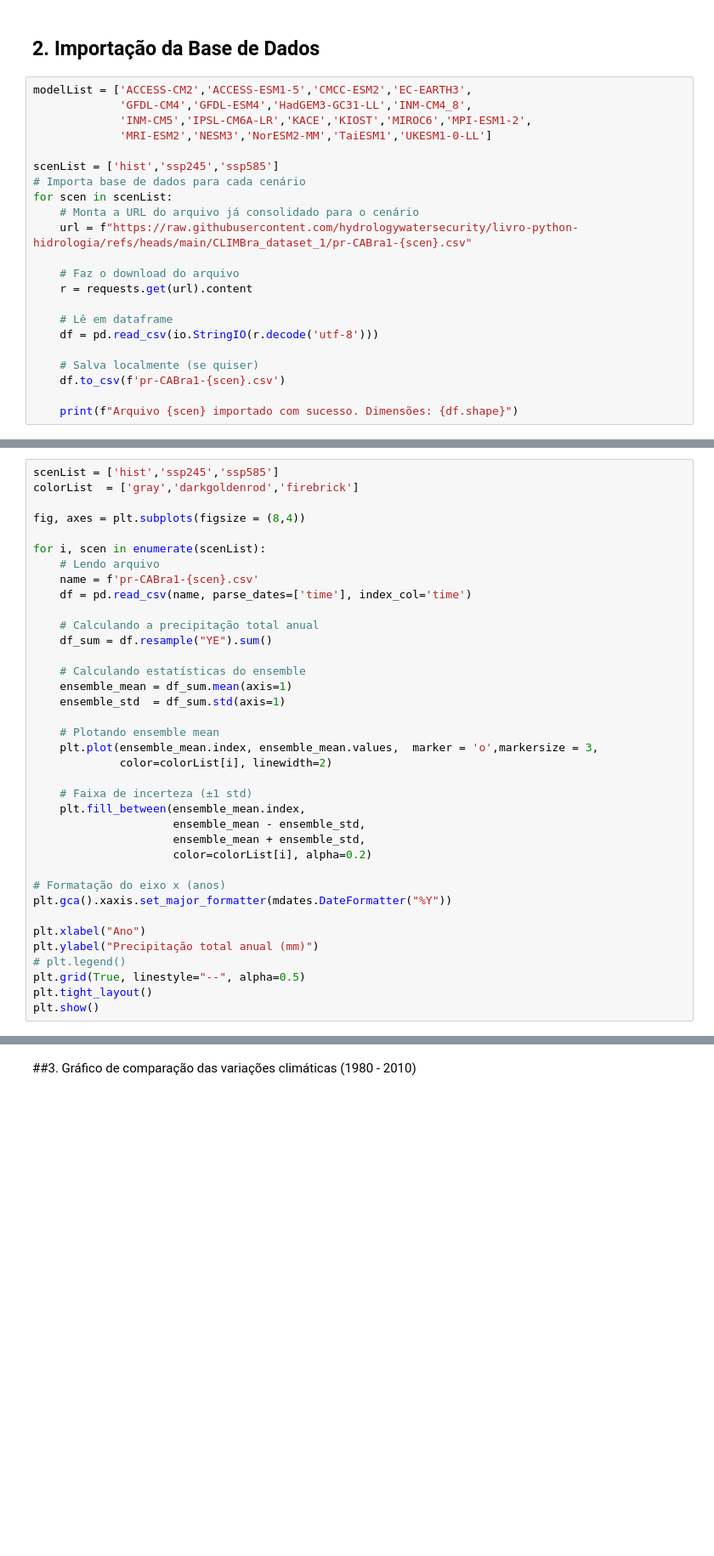
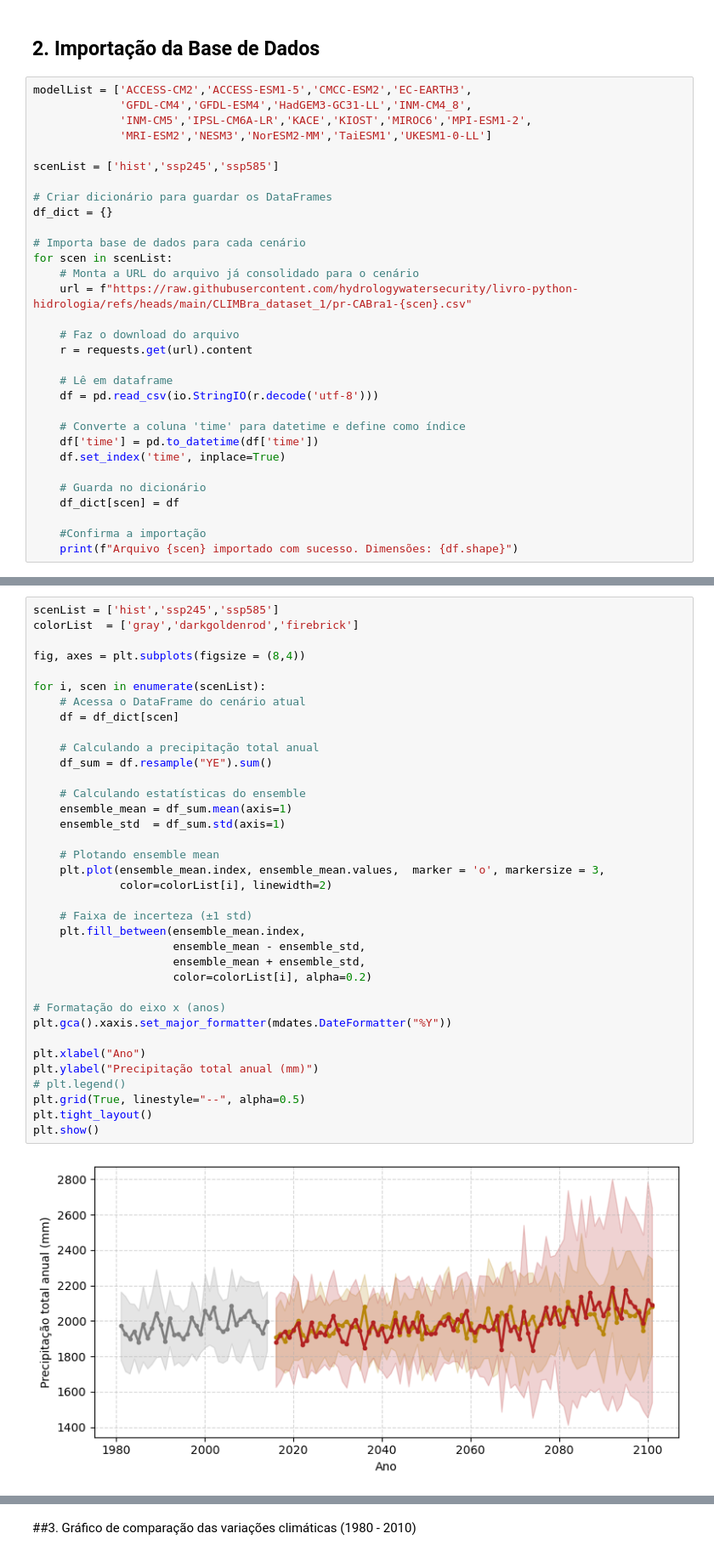
Before and after one commit to hydrologywatersecurity/livro-python-hidrologia, a Jupyter notebook: Notebooks/Tema 8 - Mudanças Climaticas.ipynb, the cells around one changed output, grey strips where cells are left out. Shown at 85% size. Cells and saved outputs as stored; diff of their text form; blank space fills up the shorter version.

```diff
--- a/Notebooks/Tema 8 - Mudanças Climaticas.ipynb
+++ b/Notebooks/Tema 8 - Mudanças Climaticas.ipynb
@@ -26,6 +26,10 @@ modelList = ['ACCESS-CM2','ACCESS-ESM1-5','CMCC-ESM2','EC-EARTH3',
              'MRI-ESM2','NESM3','NorESM2-MM','TaiESM1','UKESM1-0-LL']
 
 scenList = ['hist','ssp245','ssp585']
+
+# Criar dicionário para guardar os DataFrames
+df_dict = {}
+
 # Importa base de dados para cada cenário
 for scen in scenList:
     # Monta a URL do arquivo já consolidado para o cenário
@@ -37,8 +41,13 @@ for scen in scenList:
     # Lê em dataframe
     df = pd.read_csv(io.StringIO(r.decode('utf-8')))
 
-    # Salva localmente (se quiser)
-    df.to_csv(f'pr-CABra1-{scen}.csv')
+    # Converte a coluna 'time' para datetime e define como índice
+    df['time'] = pd.to_datetime(df['time'])
+    df.set_index('time', inplace=True)
 
+    # Guarda no dicionário
+    df_dict[scen] = df
+
+    #Confirma a importação
     print(f"Arquivo {scen} importado com sucesso. Dimensões: {df.shape}")
 # %% [output]
@@ -51,37 +60,38 @@ colorList  = ['gray','darkgoldenrod','firebrick']
 
 fig, axes = plt.subplots(figsize = (8,4))
 
 for i, scen in enumerate(scenList):
-    # Lendo arquivo
-    name = f'pr-CABra1-{scen}.csv'
-    df = pd.read_csv(name, parse_dates=['time'], index_col='time')
+    # Acessa o DataFrame do cenário atual
+    df = df_dict[scen]
 
     # Calculando a precipitação total anual
     df_sum = df.resample("YE").sum()
 
     # Calculando estatísticas do ensemble
     ensemble_mean = df_sum.mean(axis=1)
     ensemble_std  = df_sum.std(axis=1)
 
     # Plotando ensemble mean
-    plt.plot(ensemble_mean.index, ensemble_mean.values,  marker = 'o',markersize = 3,
+    plt.plot(ensemble_mean.index, ensemble_mean.values,  marker = 'o', markersize = 3,
              color=colorList[i], linewidth=2)
 
     # Faixa de incerteza (±1 std)
     plt.fill_between(ensemble_mean.index,
                      ensemble_mean - ensemble_std,
                      ensemble_mean + ensemble_std,
                      color=colorList[i], alpha=0.2)
 
 # Formatação do eixo x (anos)
 plt.gca().xaxis.set_major_formatter(mdates.DateFormatter("%Y"))
 
 plt.xlabel("Ano")
 plt.ylabel("Precipitação total anual (mm)")
 # plt.legend()
 plt.grid(True, linestyle="--", alpha=0.5)
 plt.tight_layout()
 plt.show()
+# %% [output]
+[figure, added]
 # %%
 '''# Bacias escolhidas representando diferentes biomas/regionais hidrográficas
 bacias = ['15', '411', '195', '443', '607']
```
Also changed, not shown: parts of 1 cell of this notebook, 3 other files.
